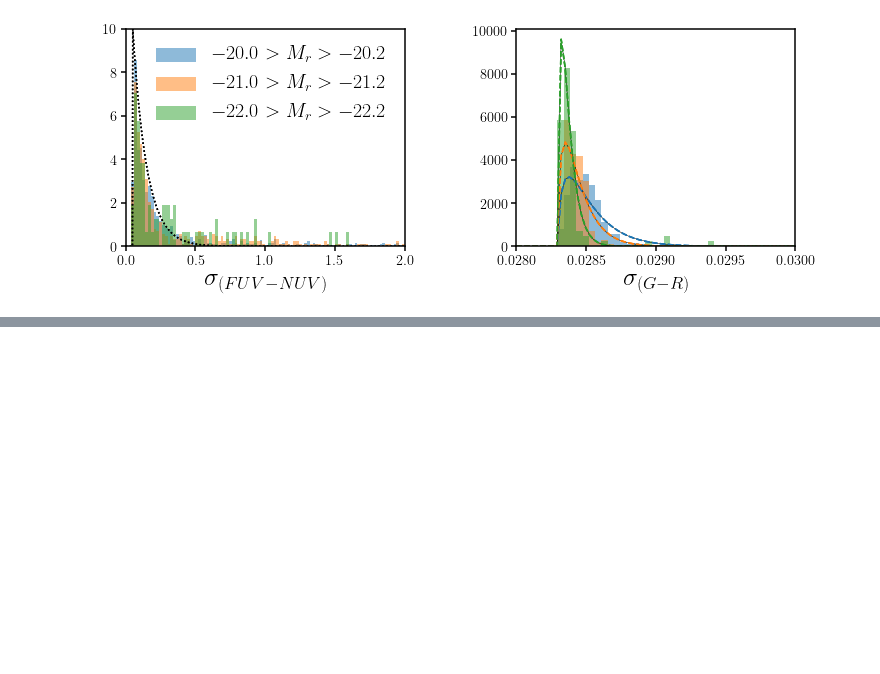
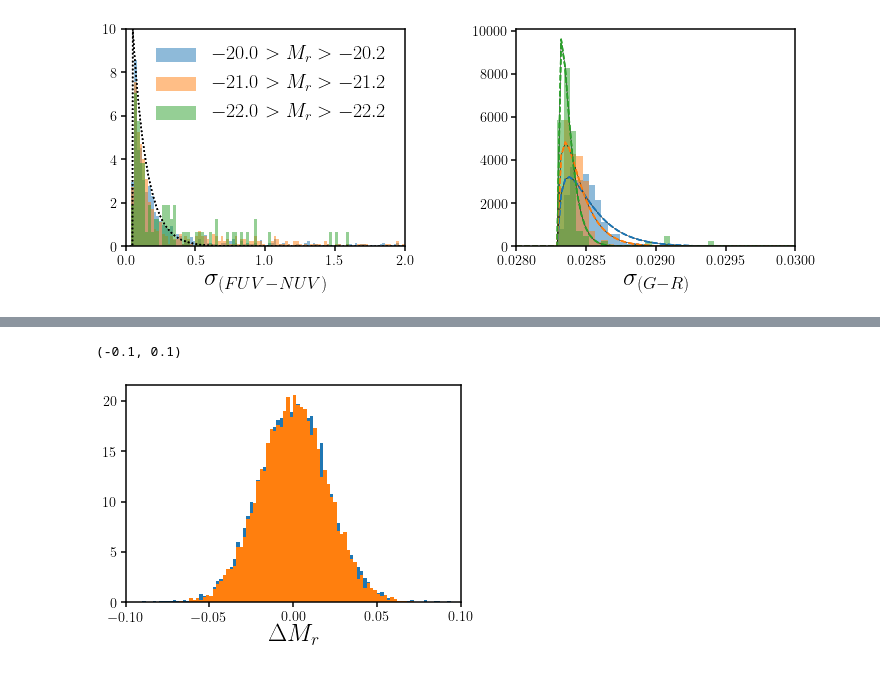
Before and after one commit to IQcollaboratory/galpopFM, a Jupyter notebook: nb/noise_model.ipynb, the cells around one changed output, grey strips where cells are left out. Cells and saved outputs as stored; diff of their text form; code cells hidden in the pictures; blank space fills up the shorter version.

```diff
--- a/nb/noise_model.ipynb
+++ b/nb/noise_model.ipynb
@@ -137,0 +144,5 @@ fig.subplots_adjust(wspace=0.4)
+# %%
+mlim    = (tng_sed['logmstar'] > 9.4) # mass limit
+zerosfr = (tng_sed['logsfr.inst'] == -999)
+
+cuts = mlim & ~zerosfr
@@ -137,0 +152,8 @@ fig.subplots_adjust(wspace=0.4)
+# %%
+sim_sed = {}
+sim_sed['sim']           = 'tng'
+sim_sed['logmstar']      = tng_sed['logmstar'][cuts].copy()
+sim_sed['logsfr.inst']   = tng_sed['logsfr.inst'][cuts].copy()
+sim_sed['wave']          = tng_sed['wave'][wlim].copy()
+sim_sed['sed_noneb']     = tng_sed['sed_noneb'][cuts,:][:,wlim].copy()
+sim_sed['sed_onlyneb']   = tng_sed['sed_onlyneb'][cuts,:][:,wlim].copy()
@@ -137,0 +217,8 @@ fig.subplots_adjust(wspace=0.4)
+# %%
+plt.hist(x_mod_noise[0] - x_mod_nonoise[0], range=(-0.1, 0.1), bins=100, density=True)#, range=(-4., 4.), bins=100, density=True)
+plt.hist(np.random.normal(size=len(x_mod_noise[0]))*0.02, range=(-0.1, 0.1), bins=100, density=True)
+plt.xlabel('$\Delta M_r$', fontsize=25)
+plt.xlim(-0.1, 0.1)
+# %% [output]
+(-0.1, 0.1)
+[figure, added]
```
Also changed, not shown: parts of 9 cells of this notebook.
